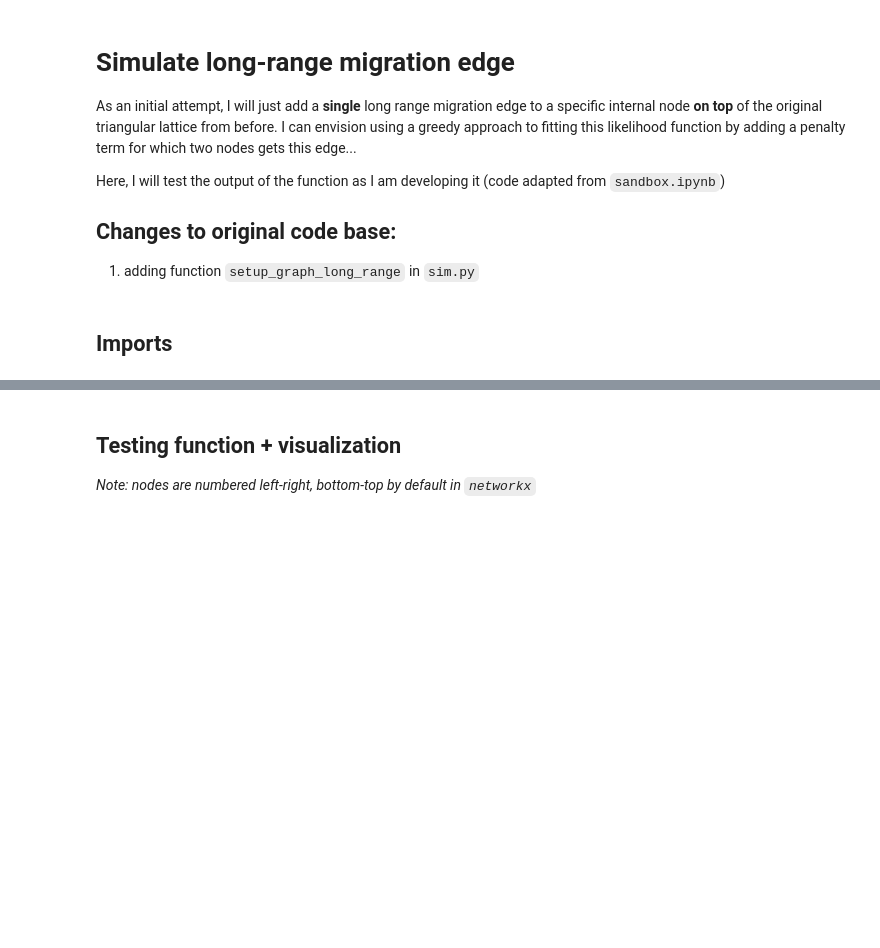
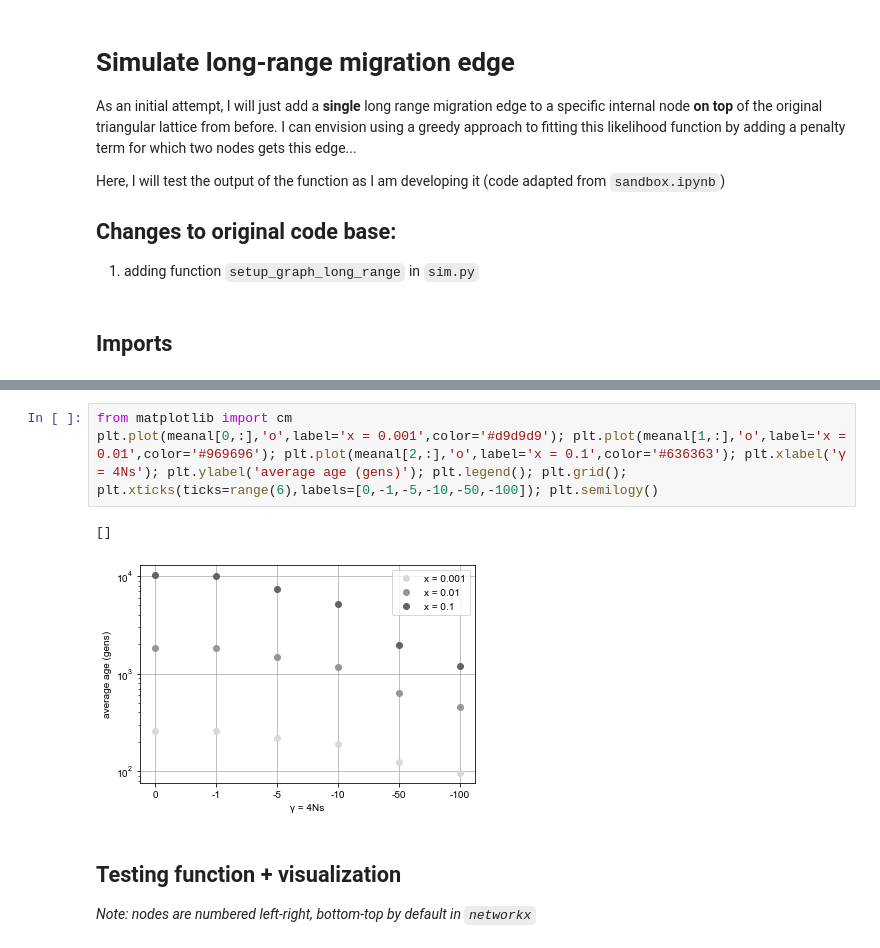
Before and after one commit to NovembreLab/feems, a Jupyter notebook: docs/notebooks/sim-long-range.ipynb, the cells around one changed output, grey strips where cells are left out. Drawn from its saved outputs; the diff is of its cells as text; blank space fills up the shorter version.

```diff
--- a/docs/notebooks/sim-long-range.ipynb
+++ b/docs/notebooks/sim-long-range.ipynb
@@ -44,3 +54,9 @@ plt.rcParams["font.sans-serif"] = "Arial"
+# %%
+from matplotlib import cm
+plt.plot(meanal[0,:],'o',label='x = 0.001',color='#d9d9d9'); plt.plot(meanal[1,:],'o',label='x = 0.01',color='#969696'); plt.plot(meanal[2,:],'o',label='x = 0.1',color='#636363'); plt.xlabel('γ = 4Ns'); plt.ylabel('average age (gens)'); plt.legend(); plt.grid(); plt.xticks(ticks=range(6),labels=[0,-1,-5,-10,-50,-100]); plt.semilogy()
+# %% [output]
+[]
+[figure, added]
 # %% [markdown]
 ## Testing function + visualization
 *Note: nodes are numbered left-right, bottom-top by default in `networkx`*
```
Also changed, not shown: parts of 2 cells of this notebook, 5 other files.
